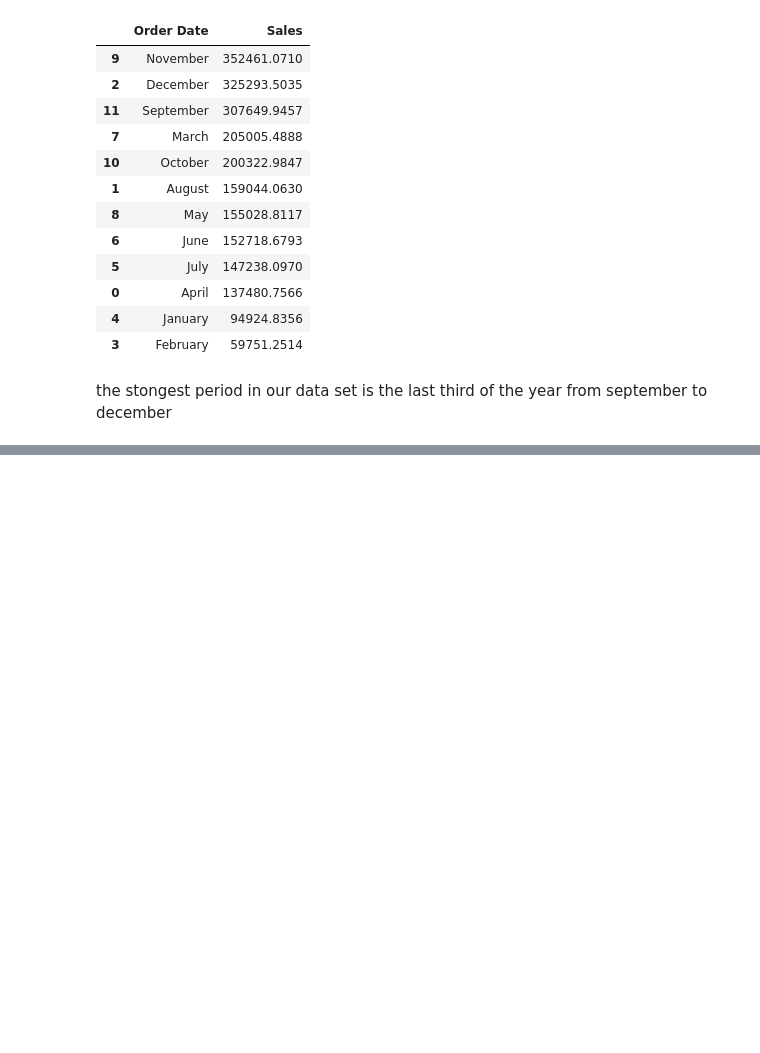
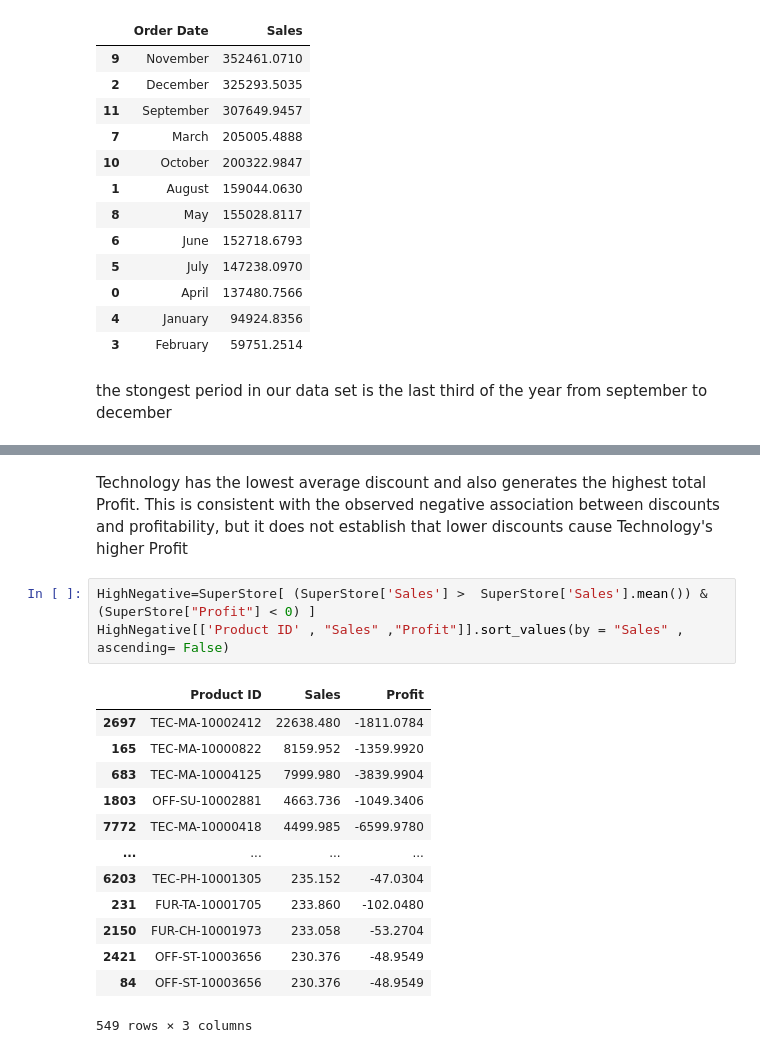
Before and after one commit to rabe156/Superstore-Dataset-analysis, a Jupyter notebook: notebooks/superstore_analysis.ipynb, the cells around one changed output, grey strips where cells are left out. Cells and saved outputs as stored; diff of their text form; blank space fills up the shorter version.

```diff
--- a/notebooks/superstore_analysis.ipynb
+++ b/notebooks/superstore_analysis.ipynb
@@ -603,0 +680,19 @@ the stongest period in our data set is the last third of the year from september
+# %% [markdown]
+Technology has the lowest average discount and also generates the highest total Profit. This is consistent with the observed negative association between discounts and profitability, but it does not establish that lower discounts cause Technology's higher Profit
+# %%
+HighNegative=SuperStore[ (SuperStore['Sales'] >  SuperStore['Sales'].mean()) &  (SuperStore["Profit"] < 0) ]
+HighNegative[['Product ID' , "Sales" ,"Profit"]].sort_values(by = "Sales" , ascending= False)
+# %% [output]
+|  | Product ID | Sales | Profit |
+| 2697 | TEC-MA-10002412 | 22638.480 | -1811.0784 |
+| 165 | TEC-MA-10000822 | 8159.952 | -1359.9920 |
+| 683 | TEC-MA-10004125 | 7999.980 | -3839.9904 |
+| 1803 | OFF-SU-10002881 | 4663.736 | -1049.3406 |
+| 7772 | TEC-MA-10000418 | 4499.985 | -6599.9780 |
+| ... | ... | ... | ... |
+| 6203 | TEC-PH-10001305 | 235.152 | -47.0304 |
+| 231 | FUR-TA-10001705 | 233.860 | -102.0480 |
+| 2150 | FUR-CH-10001973 | 233.058 | -53.2704 |
+| 2421 | OFF-ST-10003656 | 230.376 | -48.9549 |
+| 84 | OFF-ST-10003656 | 230.376 | -48.9549 |
+549 rows × 3 columns
```
Also changed, not shown: parts of 19 cells of this notebook.
